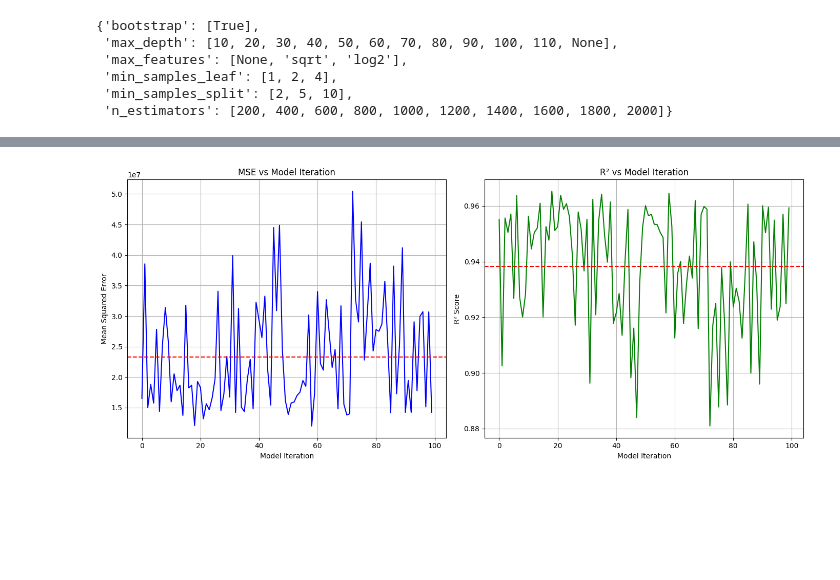
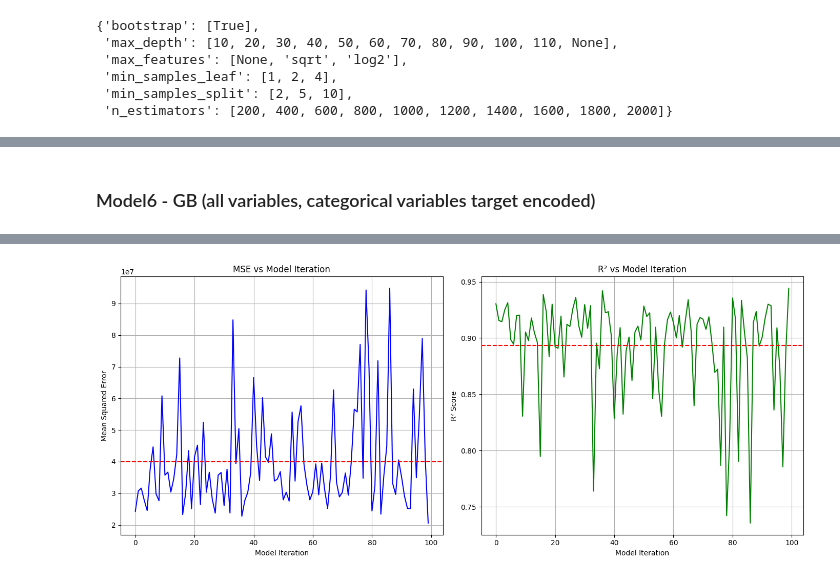
Before and after one commit to wesraynbirdtilbury/wrt_at, a Jupyter notebook: vehicle_price_prediction/vehicle_price_prediction/src/model/model.ipynb, the cells around one changed output, grey strips where cells are left out. Drawn from its saved outputs; the diff is of its cells as text; code cells hidden in the pictures; blank space fills up the shorter version.

```diff
--- a/vehicle_price_prediction/vehicle_price_prediction/src/model/model.ipynb
+++ b/vehicle_price_prediction/vehicle_price_prediction/src/model/model.ipynb
@@ -956,9 +1016,24 @@ pprint(random_grid)
 
 # First create the base model to tune
 model = RandomForestRegressor()
+
 # Random search of parameters, using 3 fold cross validation,
 # search across 100 different combinations, and use all available cores
-rf_random = RandomizedSearchCV(estimator = model, param_distributions = random_grid, n_iter = 100, cv = 3, verbose=2, random_state=42, n_jobs = -1)
+rf_random = RandomizedSearchCV(
+    estimator=model,
+    param_distributions=random_grid,
+    n_iter=100,
+    cv=3,
+    verbose=2,
+    random_state=42,
+    n_jobs=-1,
+)
+
+# generate train-test sets, only use important features from previous analysis
+X = df_encoded[["mileage", "model", "year", "engine_size"]]
+y = df_encoded["price"]
+X_train, X_test, y_train, y_test = train_test_split(X, y, test_size=0.2)
+
 # Fit the random search model
 rf_random.fit(X_train, y_train)
 # %% [output]
@@ -978,22 +1167,35 @@ rf_random.best_params_
+# %% [markdown]
+### Model6 - GB (all variables, categorical variables target encoded)
 # %%
 # apply RF model (over loop to generate 100 different models)
 
-X = df_encoded.drop(columns=['price'], axis=1)
-numeric_features = ['model', 'engine_size', 'year', 'mileage', 'colour', 'area', 'body_type', 'fuel_type', 'transmission']
-y = df_encoded['price']
+X = df_encoded.drop(columns=["price"], axis=1)
+numeric_features = [
+    "model",
+    "engine_size",
+    "year",
+    "mileage",
+    "colour",
+    "area",
+    "body_type",
+    "fuel_type",
+    "transmission",
+]
+y = df_encoded["price"]
 
 model_results = []
 
-for i in tqdm(range(100), desc = 'tqdm() Progress Bar'):
+for i in tqdm(range(100), desc="tqdm() Progress Bar"):
     X_train, X_test, y_train, y_test = train_test_split(X, y, test_size=0.2)
 
-    # scaling not required in RF
-    # scaler = StandardScaler()
-    # X_train = scaler.fit_transform(X_train[numeric_features])
-    # X_test = scaler.fit_transform(X_test[numeric_features])
+    scaler = StandardScaler()
+    X_train = scaler.fit_transform(X_train[numeric_features])
+    X_test = scaler.fit_transform(X_test[numeric_features])
 
     # linear regression model
-    model = rf_random.best_estimator_
+    model = GradientBoostingRegressor(
+        n_estimators=100, learning_rate=0.1, max_depth=3, random_state=42
+    )
 
     # fit model
     model.fit(X_train, y_train)
@@ -1005,11 +1207,7 @@ for i in tqdm(range(100), desc = 'tqdm() Progress Bar'):
     mse = mean_squared_error(y_test, y_pred)
     r2 = r2_score(y_test, y_pred)
 
-    results = {
-        'itr': i,
-        'mse': mse,
-        'r2': r2
-    }
+    results = {"itr": i, "mse": mse, "r2": r2}
 
     if r2 < 0:
         break
@@ -1022,26 +1220,26 @@ df_model_results = pd.DataFrame(model_results)
 fig, axs = plt.subplots(1, 2, figsize=(14, 6))
 
 # averages
-mean_mse = df_model_results['mse'].mean()
-mean_r2 = df_model_results['r2'].mean()
+mean_mse = df_model_results["mse"].mean()
+mean_r2 = df_model_results["r2"].mean()
 print(f"Mean Squared Error: {mean_mse:.0f}")
 print(f"Mean R^2: {mean_r2:.3}")
 
 # MSE
-axs[0].plot(df_model_results['itr'], df_model_results['mse'], color='blue')
-axs[0].axhline(y=mean_mse, color='red', linestyle='--', label='Average MSE')
+axs[0].plot(df_model_results["itr"], df_model_results["mse"], color="blue")
+axs[0].axhline(y=mean_mse, color="red", linestyle="--", label="Average MSE")
 
-axs[0].set_title('MSE vs Model Iteration')
-axs[0].set_xlabel('Model Iteration')
-axs[0].set_ylabel('Mean Squared Error')
+axs[0].set_title("MSE vs Model Iteration")
+axs[0].set_xlabel("Model Iteration")
+axs[0].set_ylabel("Mean Squared Error")
 axs[0].grid()
 
 # R^2
-axs[1].plot(df_model_results['itr'], df_model_results['r2'], color='green')
-axs[1].axhline(y=mean_r2, color='red', linestyle='--', label='Average R²')
-axs[1].set_title('R² vs Model Iteration')
-axs[1].set_xlabel('Model Iteration')
-axs[1].set_ylabel('R² Score')
+axs[1].plot(df_model_results["itr"], df_model_results["r2"], color="green")
+axs[1].axhline(y=mean_r2, color="red", linestyle="--", label="Average R²")
+axs[1].set_title("R² vs Model Iteration")
+axs[1].set_xlabel("Model Iteration")
+axs[1].set_ylabel("R² Score")
 axs[1].grid()
 
 plt.tight_layout()
@@ -1052 +1250 @@ Mean R^2: 0.938
-[figure, old version]
+[figure, new version]
```
Also changed, not shown: parts of 39 cells of this notebook, 2 other files.
